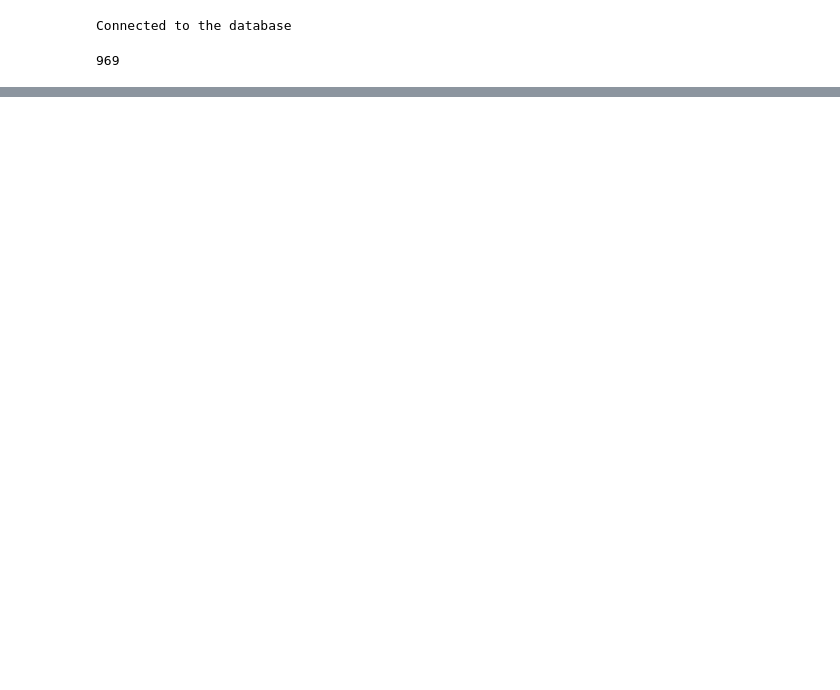
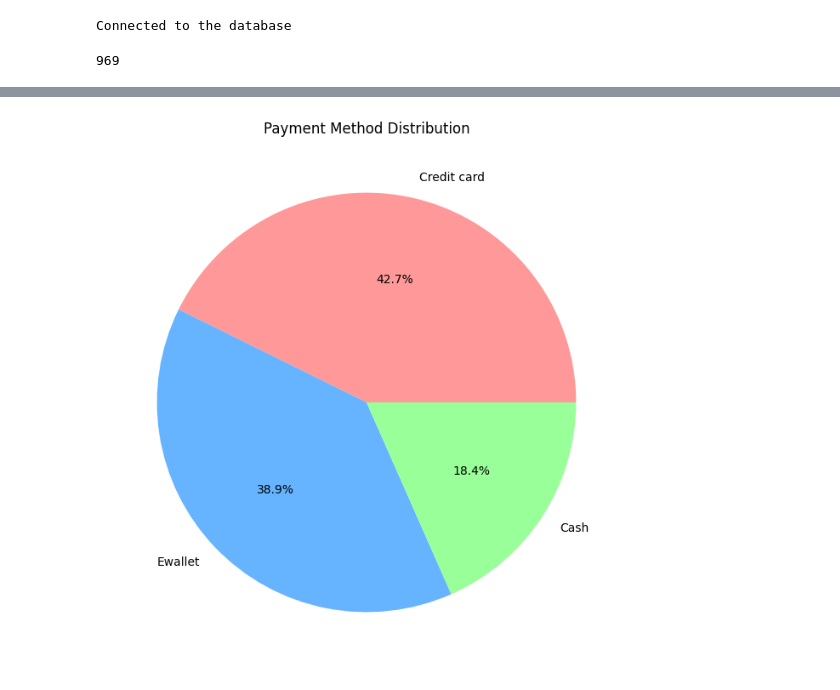
Before and after one commit to allahgabo/Walmart-Project, a Jupyter notebook: project.ipynb, the cells around one changed output, grey strips where cells are left out. Cells and saved outputs as stored; diff of their text form; code cells hidden in the pictures; blank space fills up the shorter version.

```diff
--- a/project.ipynb
+++ b/project.ipynb
@@ -209,0 +254,9 @@ walmart.to_sql("walmart",con=postgres_engine,if_exists="replace",index=False) #
+# %%
+payment_counts = walmart['payment_method'].value_counts()
+
+plt.figure(figsize=(8, 8))
+plt.pie(payment_counts, labels=payment_counts.index, autopct='%1.1f%%', colors=['#ff9999','#66b3ff','#99ff99'])
+plt.title('Payment Method Distribution')
+plt.show()
+# %% [output]
+[figure, added]
```
Also changed, not shown: parts of 11 cells of this notebook.
